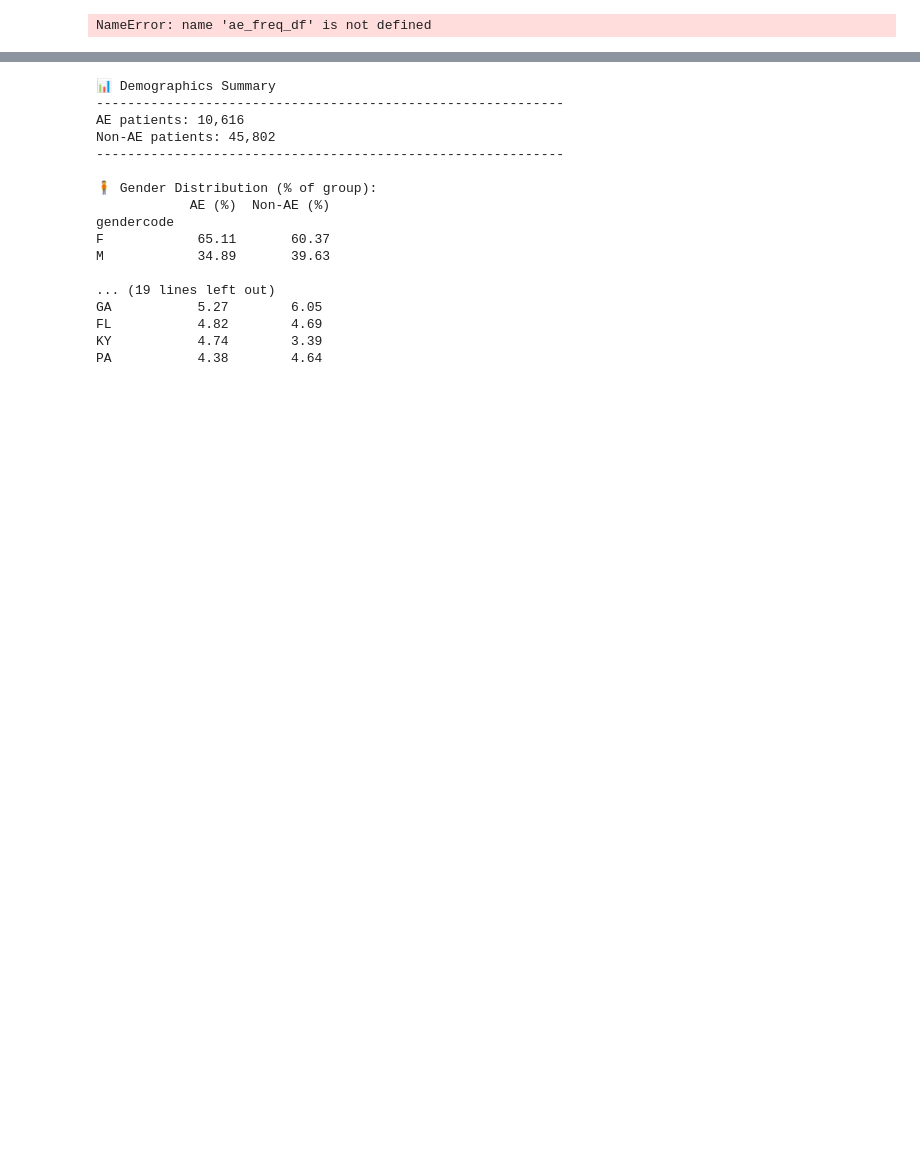
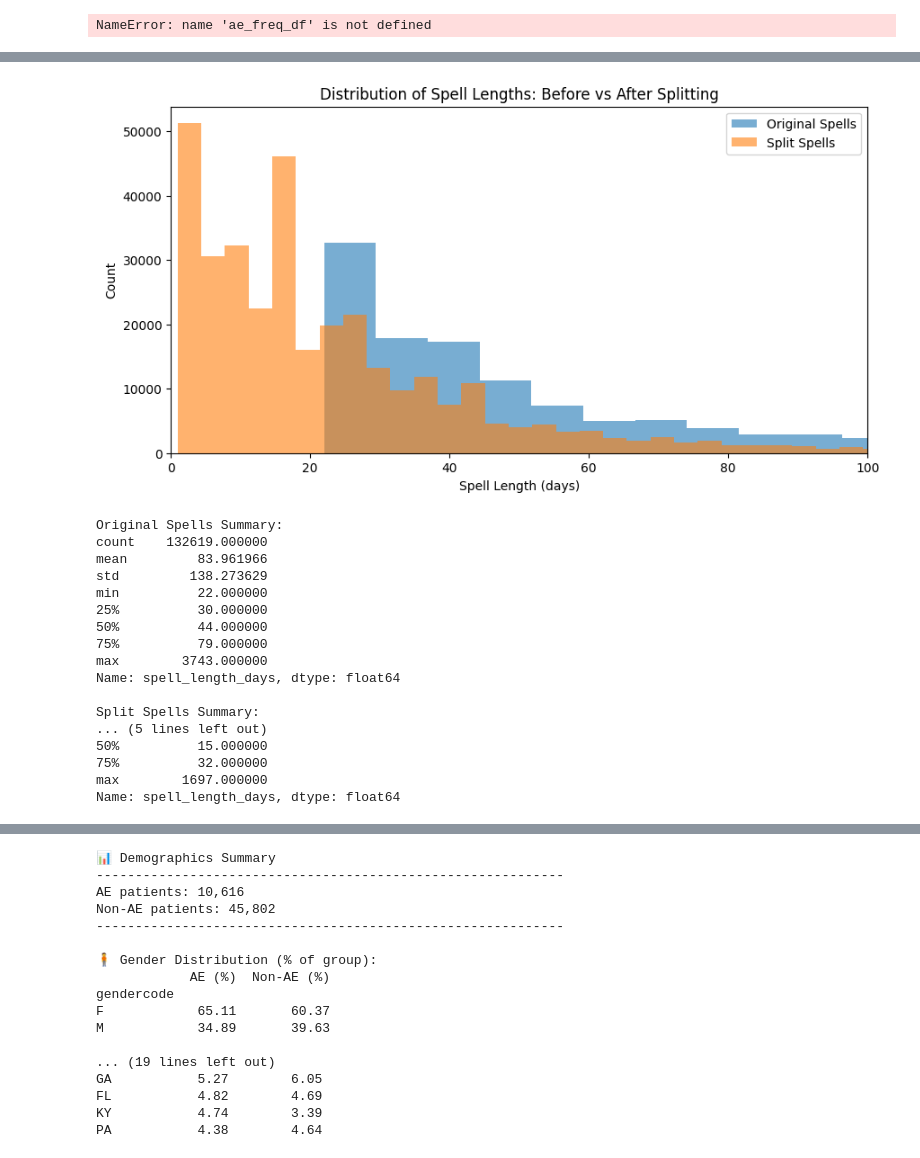
Before and after one commit to beni-1414/bmif204_claims_project, a Jupyter notebook: exploration_final.ipynb, the cells around one changed output, grey strips where cells are left out. Drawn from its saved outputs; the diff is of its cells as text; code cells hidden in the pictures; blank space fills up the shorter version.

```diff
--- a/exploration_final.ipynb
+++ b/exploration_final.ipynb
@@ -351,0 +352,46 @@ Name: days_into_spell, dtype: float64
+# %%
+# --- 1. Distribution of spell lengths before and after splitting ---
+
+import matplotlib.pyplot as plt
+
+# Original spell lengths
+spell_lengths = spells['spell_length_days']
+
+# Split spell lengths
+split_spell_lengths = split_spells['spell_length_days']
+
+# Plot
+plt.figure(figsize=(10,5))
+plt.hist(spell_lengths, bins=500, alpha=0.6, label='Original Spells')
+plt.hist(split_spell_lengths, bins=500, alpha=0.6, label='Split Spells')
+plt.xlabel('Spell Length (days)')
+plt.ylabel('Count')
+plt.xlim(0, 100)  # Set x-axis limits
+plt.title('Distribution of Spell Lengths: Before vs After Splitting')
+plt.legend()
+plt.show()
+
+# Summary statistics
+print("Original Spells Summary:")
+print(spell_lengths.describe())
+print("\nSplit Spells Summary:")
+print(split_spell_lengths.describe())
+# %% [output]
+[figure, added]
+Original Spells Summary:
+count    132619.000000
+mean         83.961966
+std         138.273629
+min          22.000000
+25%          30.000000
+50%          44.000000
+75%          79.000000
+max        3743.000000
+Name: spell_length_days, dtype: float64
+
+Split Spells Summary:
+... (5 lines left out)
+50%          15.000000
+75%          32.000000
+max        1697.000000
+Name: spell_length_days, dtype: float64
```
Also changed, not shown: parts of 10 cells of this notebook.
